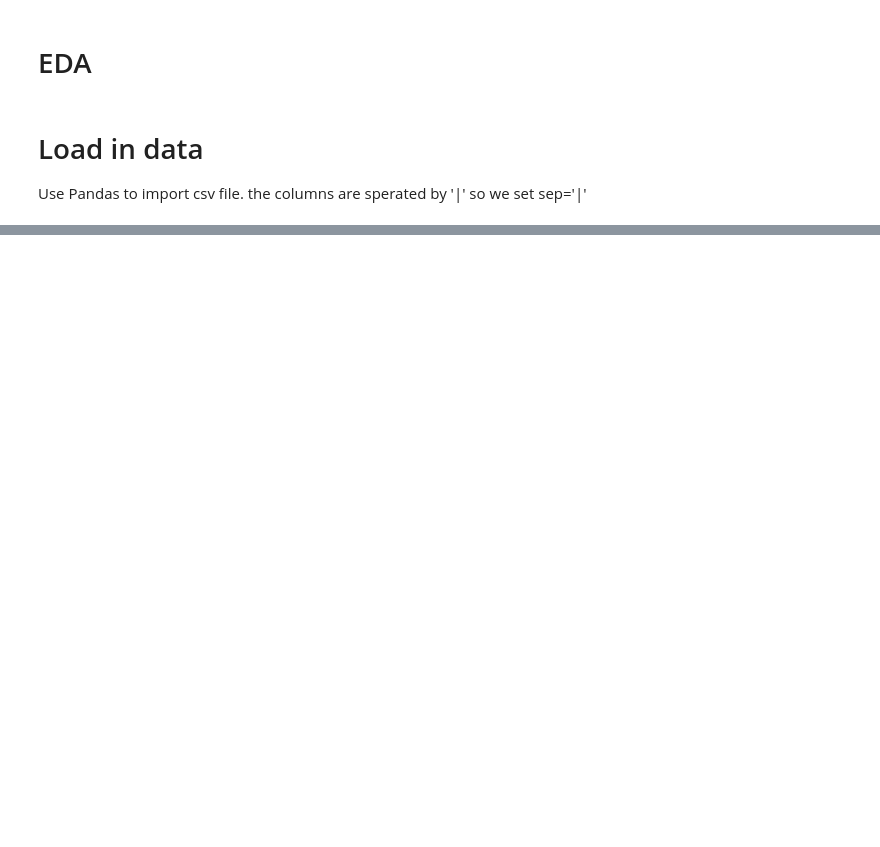
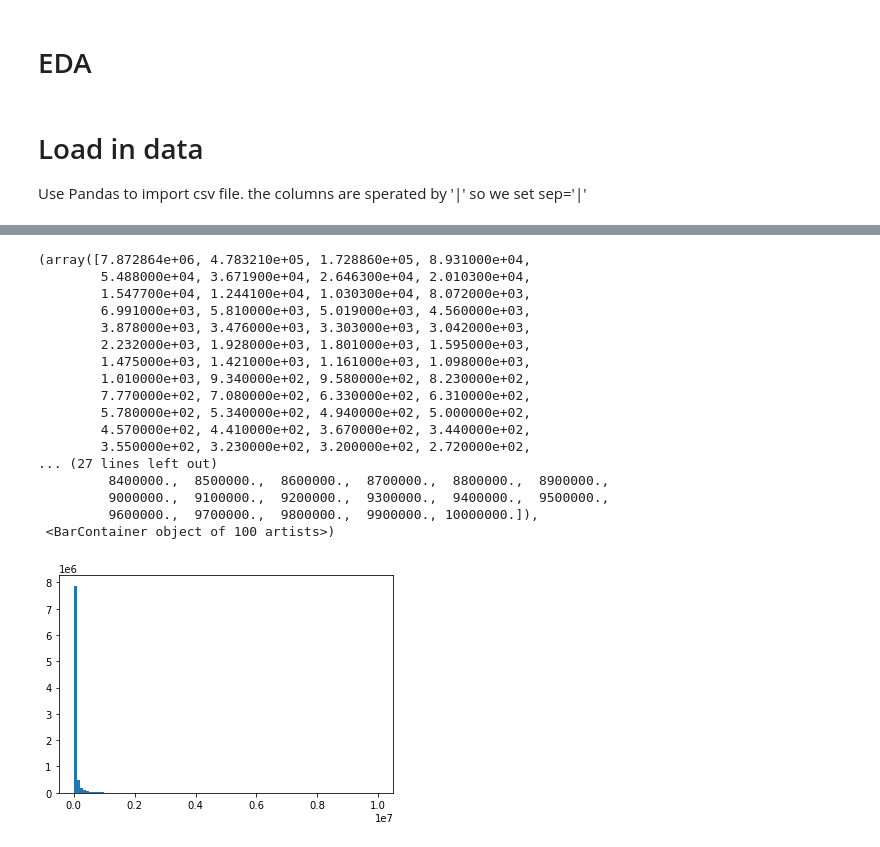
Before and after one commit to Jyve00/PPP_Loans, a Jupyter notebook: Data/EDA.ipynb, the cells around one changed output, grey strips where cells are left out. Saved outputs shown, nothing was run; the diff lists cells and outputs as text; code cells hidden in the pictures; blank space fills up the shorter version.

```diff
--- a/Data/EDA.ipynb
+++ b/Data/EDA.ipynb
@@ -36,0 +82,21 @@ df.describe()
+# %%
+plt.hist(df['currentapprovalamount'], bins=100)
+# %% [output]
+(array([7.872864e+06, 4.783210e+05, 1.728860e+05, 8.931000e+04,
+        5.488000e+04, 3.671900e+04, 2.646300e+04, 2.010300e+04,
+        1.547700e+04, 1.244100e+04, 1.030300e+04, 8.072000e+03,
+        6.991000e+03, 5.810000e+03, 5.019000e+03, 4.560000e+03,
+        3.878000e+03, 3.476000e+03, 3.303000e+03, 3.042000e+03,
+        2.232000e+03, 1.928000e+03, 1.801000e+03, 1.595000e+03,
+        1.475000e+03, 1.421000e+03, 1.161000e+03, 1.098000e+03,
+        1.010000e+03, 9.340000e+02, 9.580000e+02, 8.230000e+02,
+        7.770000e+02, 7.080000e+02, 6.330000e+02, 6.310000e+02,
+        5.780000e+02, 5.340000e+02, 4.940000e+02, 5.000000e+02,
+        4.570000e+02, 4.410000e+02, 3.670000e+02, 3.440000e+02,
+        3.550000e+02, 3.230000e+02, 3.200000e+02, 2.720000e+02,
+... (27 lines left out)
+         8400000.,  8500000.,  8600000.,  8700000.,  8800000.,  8900000.,
+         9000000.,  9100000.,  9200000.,  9300000.,  9400000.,  9500000.,
+         9600000.,  9700000.,  9800000.,  9900000., 10000000.]),
+ <BarContainer object of 100 artists>)
+[figure, added]
```
Also changed, not shown: parts of 8 cells of this notebook.
